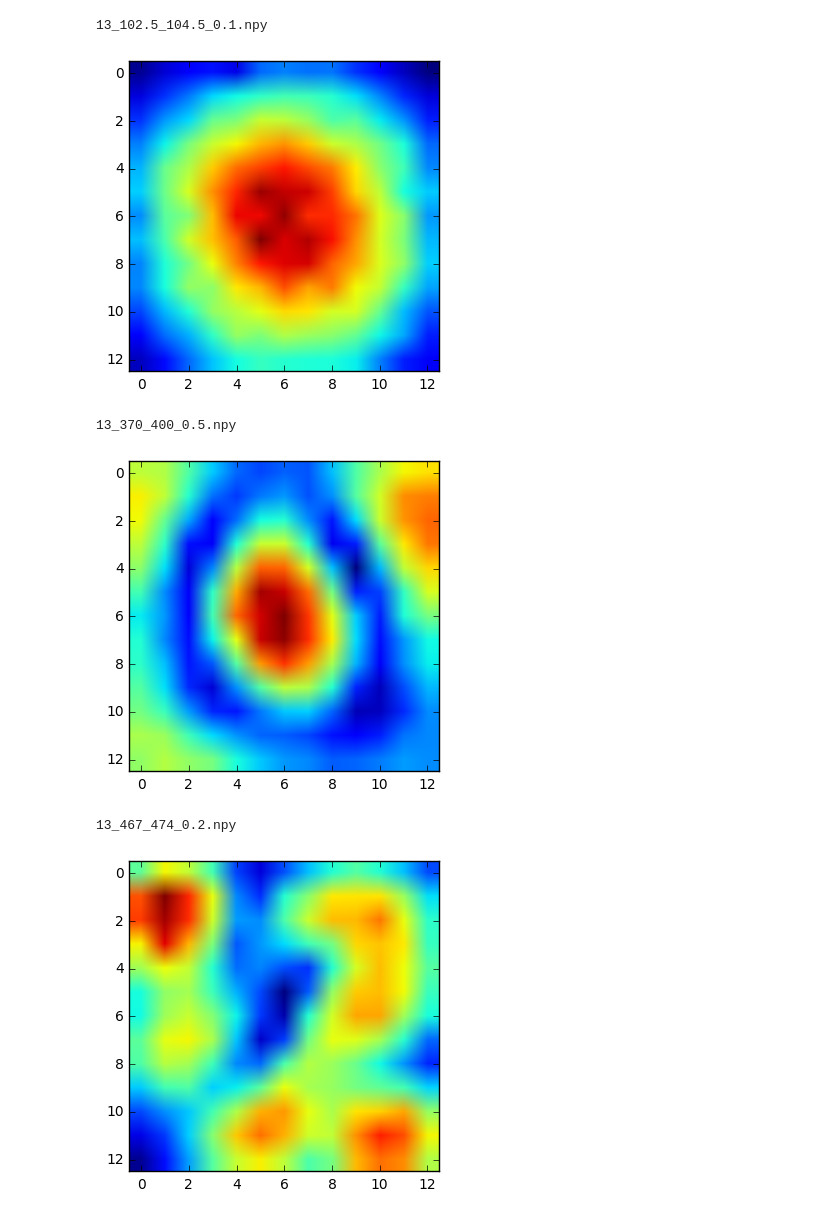
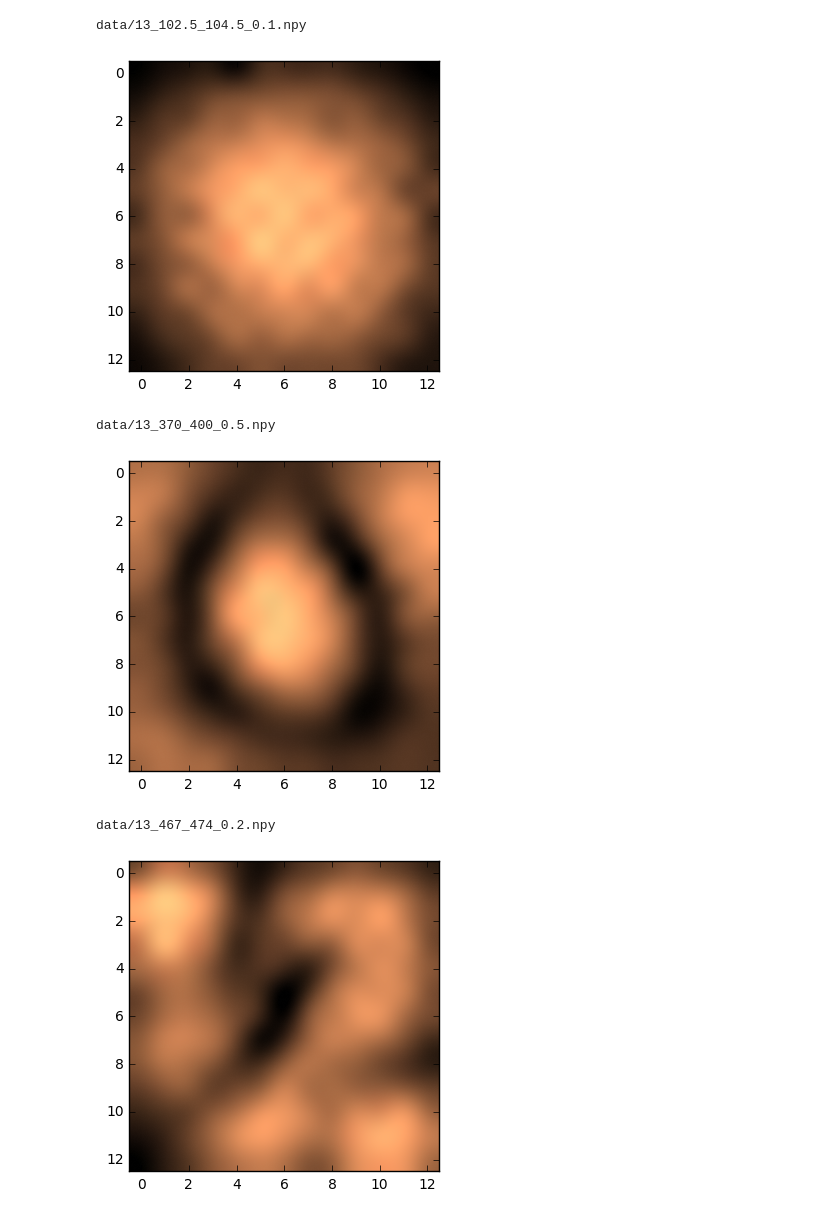
Before and after one commit to ry-dgel/Chladni, a Jupyter notebook: displaying_all_amplitude_data.ipynb, the cells around one changed output. Drawn from its saved outputs; the diff is of its cells as text; code cells hidden in the pictures.

```diff
--- a/displaying_all_amplitude_data.ipynb
+++ b/displaying_all_amplitude_data.ipynb
@@ -5,30 +5,31 @@ from matplotlib import pyplot as plt
 from mpl_toolkits.mplot3d import Axes3D
 # %%
 data_filenames = [
-    '13_102.5_104.5_0.1.npy',
-    '13_370_400_0.5.npy',
-    '13_467_474_0.2.npy',
-    '13_479_485_0.2.npy',
-    '13_490_496_0.2.npy',
-    '15_216_220_0.2.npy',
-    '15_314.5_318.5_0.2.npy',
-    '15_646_650_0.2.npy',
-    '15_710_718_0.2.npy',
-    '15_711_717_0.2.npy',
-    '15_900_905_0.2.npy',
-    '17_1003_1009_0.2.npy',
-    '17_499_506_0.2.npy'
+    'data/13_102.5_104.5_0.1.npy',
+    'data/13_370_400_0.5.npy',
+    'data/13_467_474_0.2.npy',
+    'data/13_479_485_0.2.npy',
+    'data/13_490_496_0.2.npy',
+    'data/15_216_220_0.2.npy',
+    'data/15_314.5_318.5_0.2.npy',
+    'data/15_646_650_0.2.npy',
+    'data/15_710_718_0.2.npy',
+    'data/15_711_717_0.2.npy',
+    'data/15_900_905_0.2.npy',
+    'data/17_1003_1009_0.2.npy',
+    'data/17_499_506_0.2.npy',
+    'data/15_1138_1158_0.3.npy'
 ]
 for data_filename in data_filenames:
-    amplitude = np.load('data/'+data_filename)
-    summed_z = np.sum(amplitude, 2)
+    amplitude = np.load(data_filename)
+    summed_z = np.average(amplitude, 2)
     print(data_filename)
-    plt.imshow(summed_z)
+    plt.imshow(summed_z, cmap='copper', interpolation='lanczos')
     plt.show()
 # %% [output]
-13_102.5_104.5_0.1.npy
+data/13_102.5_104.5_0.1.npy
-[figure, old version]
+[figure, new version]
-13_370_400_0.5.npy
+data/13_370_400_0.5.npy
-[figure, old version]
+[figure, new version]
-13_467_474_0.2.npy
+data/13_467_474_0.2.npy
-[figure, old version]
+[figure, new version]
```
Also changed, not shown: parts of 7 cells of this notebook.
